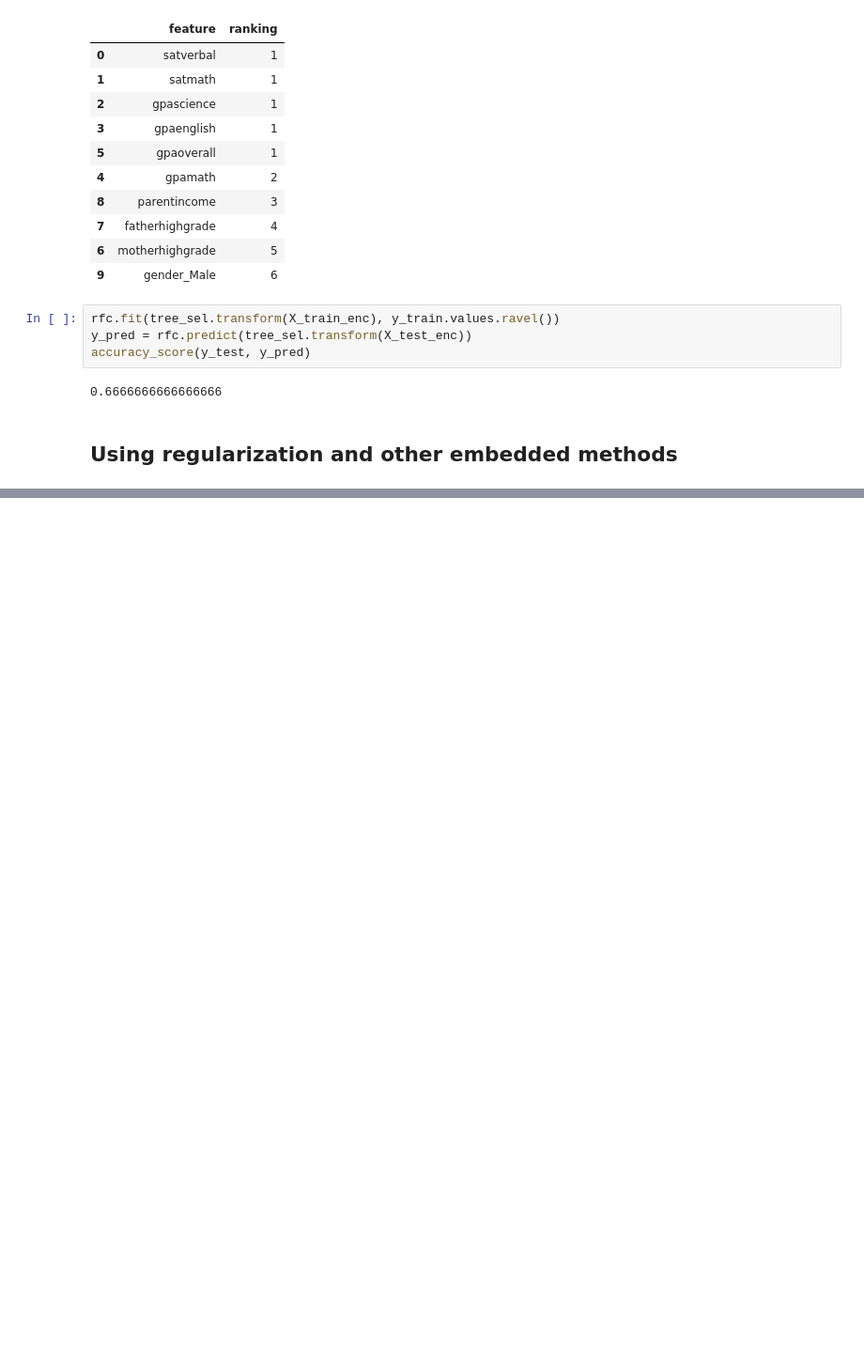
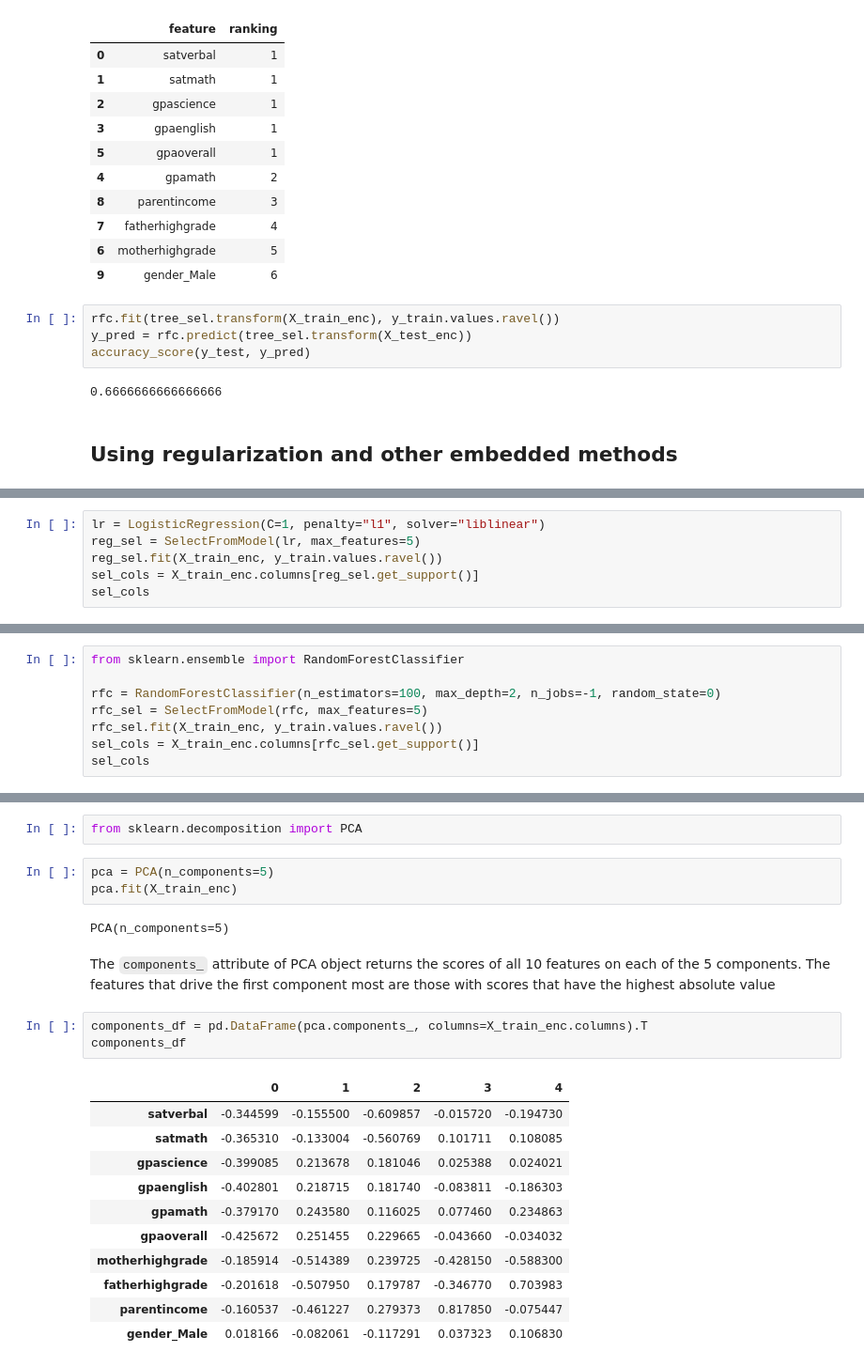
Before and after one commit to alextanhongpin/data-cleaning-and-exploration-with-machine-learning, a Jupyter notebook: 05-feature-selection.ipynb, the cells around one changed output, grey strips where cells are left out. Shown: that part at 94% size. Drawn from its saved outputs; the diff is of its cells as text; blank space fills up the shorter version.

```diff
--- a/05-feature-selection.ipynb
+++ b/05-feature-selection.ipynb
@@ -642,0 +710,6 @@ __Regularization__ methods are embedded methods. Like _wrapper methods_, embedde
+# %%
+lr = LogisticRegression(C=1, penalty="l1", solver="liblinear")
+reg_sel = SelectFromModel(lr, max_features=5)
+reg_sel.fit(X_train_enc, y_train.values.ravel())
+sel_cols = X_train_enc.columns[reg_sel.get_support()]
+sel_cols
@@ -642,0 +732,8 @@ __Regularization__ methods are embedded methods. Like _wrapper methods_, embedde
+# %%
+from sklearn.ensemble import RandomForestClassifier
+
+rfc = RandomForestClassifier(n_estimators=100, max_depth=2, n_jobs=-1, random_state=0)
+rfc_sel = SelectFromModel(rfc, max_features=5)
+rfc_sel.fit(X_train_enc, y_train.values.ravel())
+sel_cols = X_train_enc.columns[rfc_sel.get_support()]
+sel_cols
@@ -642,0 +758,24 @@ __Regularization__ methods are embedded methods. Like _wrapper methods_, embedde
+# %%
+from sklearn.decomposition import PCA
+# %%
+pca = PCA(n_components=5)
+pca.fit(X_train_enc)
+# %% [output]
+PCA(n_components=5)
+# %% [markdown]
+The `components_` attribute of PCA object returns the scores of all 10 features on each of the 5 components. The features that drive the first component most are those with scores that have the highest absolute value
+# %%
+components_df = pd.DataFrame(pca.components_, columns=X_train_enc.columns).T
+components_df
+# %% [output]
+|  | 0 | 1 | 2 | 3 | 4 |
+| satverbal | -0.344599 | -0.155500 | -0.609857 | -0.015720 | -0.194730 |
+| satmath | -0.365310 | -0.133004 | -0.560769 | 0.101711 | 0.108085 |
+| gpascience | -0.399085 | 0.213678 | 0.181046 | 0.025388 | 0.024021 |
+| gpaenglish | -0.402801 | 0.218715 | 0.181740 | -0.083811 | -0.186303 |
+| gpamath | -0.379170 | 0.243580 | 0.116025 | 0.077460 | 0.234863 |
+| gpaoverall | -0.425672 | 0.251455 | 0.229665 | -0.043660 | -0.034032 |
+| motherhighgrade | -0.185914 | -0.514389 | 0.239725 | -0.428150 | -0.588300 |
+| fatherhighgrade | -0.201618 | -0.507950 | 0.179787 | -0.346770 | 0.703983 |
+| parentincome | -0.160537 | -0.461227 | 0.279373 | 0.817850 | -0.075447 |
+| gender_Male | 0.018166 | -0.082061 | -0.117291 | 0.037323 | 0.106830 |
```
Also changed, not shown: parts of 20 cells of this notebook.
